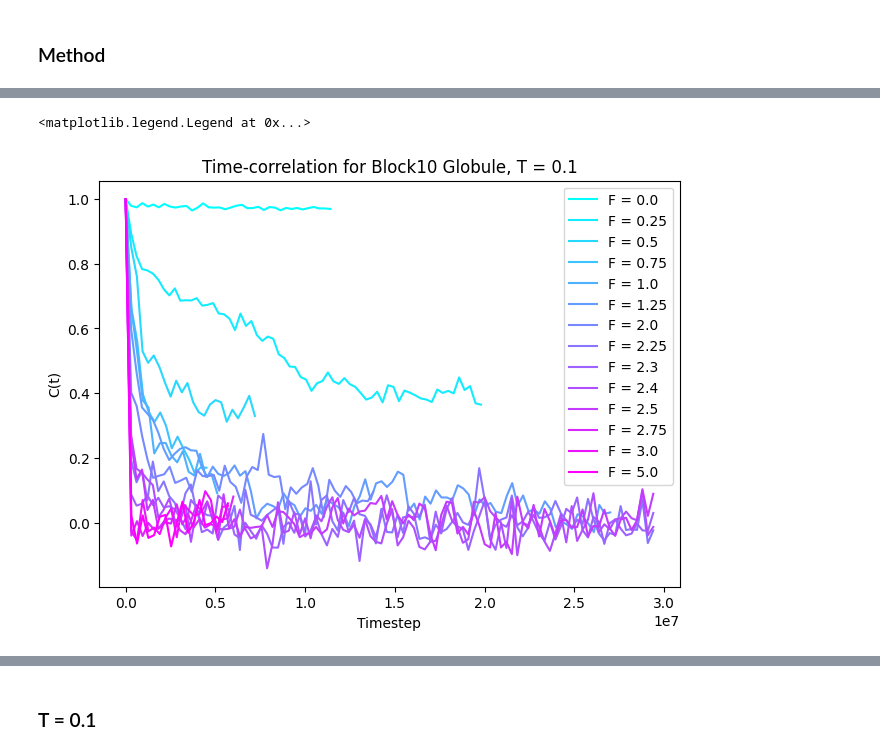
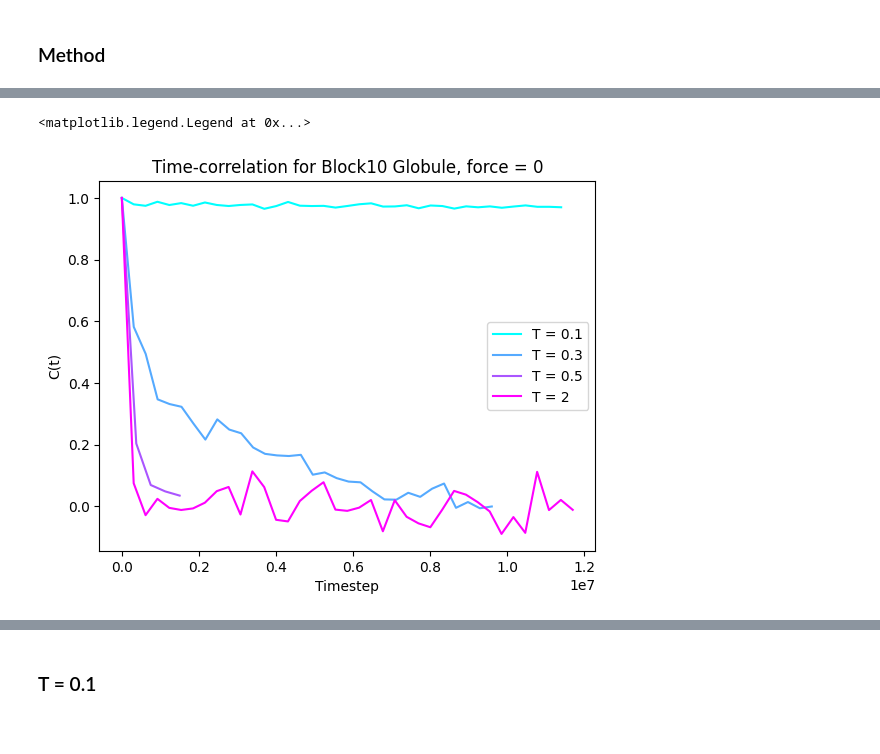
Before and after one commit to VagrantHyp/Code, a Jupyter notebook: Block10.ipynb, the cells around one changed output, grey strips where cells are left out. Saved outputs shown, nothing was run; the diff lists cells and outputs as text; code cells hidden in the pictures.

Commit message:
Correlation

```diff
--- a/Block10.ipynb
+++ b/Block10.ipynb
@@ -12,10 +12,11 @@ with open(filename,'rb') as file:
     CGT01 = pickle.load(file)
     CGT03 = pickle.load(file)
     CGT05 = pickle.load(file)
+    CGT1 = pickle.load(file)
     CGT2 = pickle.load(file)
 
 #List containing all objects
-lsCGTBl10 = [CGT01, CGT03, CGT05, CGT2]
+lsCGTBl10 = [CGT01, CGT03, CGT05, CGT1, CGT2]
 
 # %store lsCGTBl10
 # %%
@@ -137,36 +202,34 @@ def segRee(D, Atom_Type):
 # %%
-#T=0.1 Increase Force
+#Core-Shell Structure
+Data = [CGT01.ParsedRee[0], CGT03.ParsedRee[0], CGT05.ParsedRee[0], CGT2.ParsedRee[0]]
+label = ['0.1', '0.3', '0.5', '2']
+i = 0
+colors = cmap(np.linspace(0,1,4))
+for D in Data:
 
-import matplotlib as mpl
-cmap = mpl.colormaps['cool']
-fig, ax = plt.subplots(layout='constrained')
-colors = cmap(plt.linspace(0,1,CGT01.f.shape[0]))
-i = 0
-
-for D in CGT01.ParsedRee:
     Nf = D.shape[0]
     Mseg = N//10*M
     # Reshape by Nf x Mseg x Blck x 9
     D = D[1:].reshape(Nf-1,Mseg,10,9) #exclude first frame
     Xseg = D[:,:,:,3:6]
 
     # Get just the even segments (hydrophobic segments)
     Xhp = Xseg[:,0::2,:,:]
     dX = Xhp[:,:,-1,:]-Xhp[:,:,0,:]
     Rhp = np.linalg.norm(dX,axis=2)
     # for i in range(0, 500):
     #     plt.plot(range(Nf-1), Rhp[:,i])
 
     mean = np.mean(Rhp)
     dR = Rhp - mean
     c = (dR*dR[0,:]).mean(axis = 1)
-    plt.plot(np.linspace(0, Nf-1, Nf-1)*3e5, c/c[0], color = colors[i], label = f"F = {CGT01.f[i]}")
+    plt.plot(np.linspace(0, Nf-1, Nf-1)*3e5, c/c[0],color = colors[i], label = f'T = {label[i]}')
     i += 1
 
-plt.title('Time-correlation for Block10 Globule, T = 0.1')
+plt.title('Time-correlation for Block10 Globule, force = 0')
 plt.xlabel('Timestep')
 plt.ylabel('C(t)')
 plt.legend()
 # %% [output]
 <matplotlib.legend.Legend at 0x...>
-[figure, old version]
+[figure, new version]
```
Also changed, not shown: parts of 9 cells of this notebook, 3 other files.
